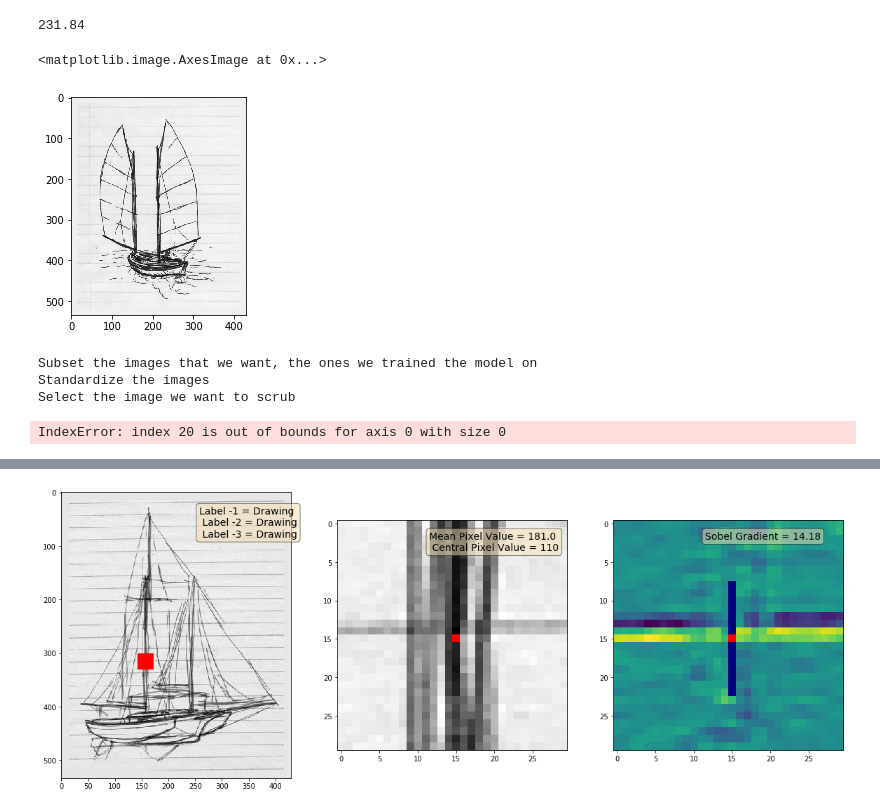
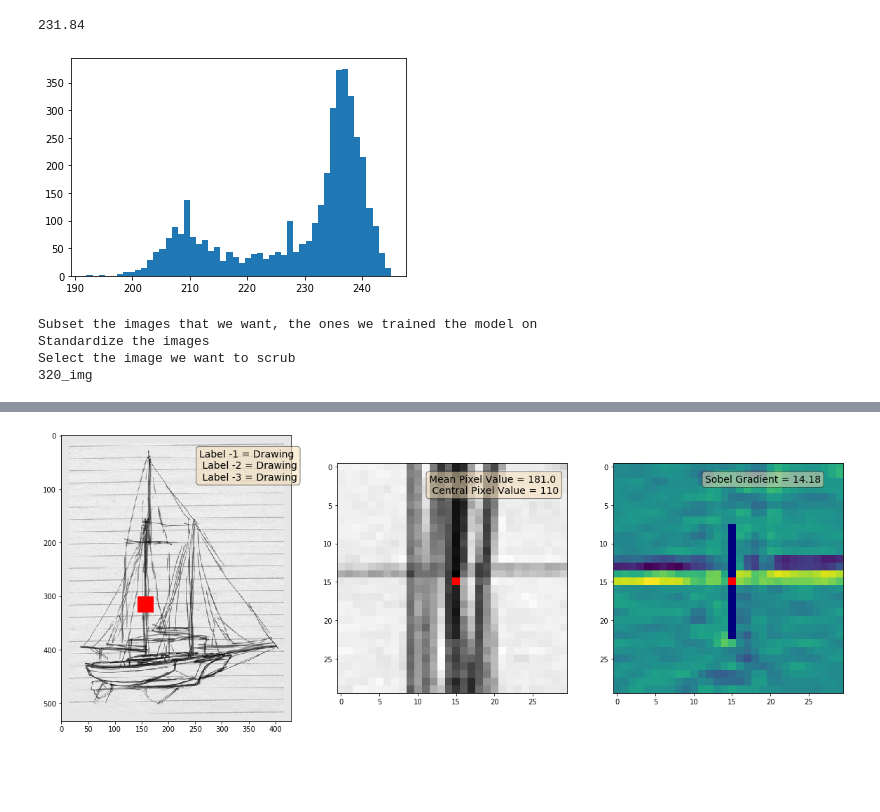
Before and after one commit to reiffd7/line_remover_, a Jupyter notebook: notebooks/CNN_demo.ipynb, the cells around one changed output, grey strips where cells are left out. Drawn from its saved outputs; the diff is of its cells as text; code cells hidden in the pictures; blank space fills up the shorter version.

```diff
--- a/notebooks/CNN_demo.ipynb
+++ b/notebooks/CNN_demo.ipynb
@@ -21,7 +21,7 @@ from src.imageData_generator import ImageGenerator
 # model = load_model(model_path)
 
 # print('Loading resized images')
-resized_imgs = glob.glob('data/medium/*')
+resized_imgs = glob.glob('../data/medium/*')
 # %%
 fig, ax = plt.subplots(5, 5, figsize=(10, 10))
 for i, a in enumerate(ax.flatten()):
@@ -64,10 +64,19 @@ whitespace
 # %% [output]
 231.84
 # %%
-standardizer = Standardizer(resized_imgs[1])
+standardizer = Standardizer(resized_imgs, '../data/medium/311_img.png')
 # %%
 gray_image = standardizer.greyscale_image
 bin_image = standardizer.binarized_image
+# %%
+arr = gray_image
+# %%
+first10_flat = arr[:10, :].flatten()
+n, bins, patches = plt.hist(first10_flat, bins=50)
+bin_max = np.where(n == n.max())
+whitespace = bins[bin_max][0]
+# %% [output]
+[figure, added]
 # %%
 generator = ImageGenerator(bin_image, gray_image, "aldsk")
 generator.pad(15, whitespace)
@@ -75,16 +84,13 @@ generator.pad(15, whitespace)
 gray = generator.gray_padded_image
 binar = generator.bin_padded_image
 # %%
-plt.imshow(gray, cmap='gray')
+plt.imsave('original_img.png', gray, cmap='gray')
-# %% [output]
-<matplotlib.image.AxesImage at 0x...>
-[figure, removed]
 # %%
 print('Subset the images that we want, the ones we trained the model on')
 img_list = [164, 202, 425, 345, 139, 72, 311, 363, 403, 509, 362, 257, 175, 203, 47, 183, 0, 297, 34, 8, 320, 197, 293, 450, 215, 28, 74]
 img_subset = []
 for img in resized_imgs:
-    img_idx = int(img.split('/')[2].split('_')[0])
+    img_idx = int(img.split('/')[3].split('_')[0])
     if img_idx in img_list:
         img_subset.append(img)
 
@@ -94,10 +100,10 @@ standardizer_subset = Standardizer(img_subset, resized_imgs[3])
 print('Select the image we want to scrub')
 bin_image = standardizer_subset.binarized_images[20]
 grey_image = standardizer_subset.greyscale_image_list[20]
-img_name = standardizer_subset.image_list[20].split('/')[2].split('.')[0]
+img_name = standardizer_subset.image_list[20].split('/')[3].split('.')[0]
 print(img_name)
 # %% [output]
 Subset the images that we want, the ones we trained the model on
 Standardize the images
 Select the image we want to scrub
+320_img
-IndexError: index 20 is out of bounds for axis 0 with size 0
```
Also changed, not shown: parts of 5 cells of this notebook, 13 other files.
